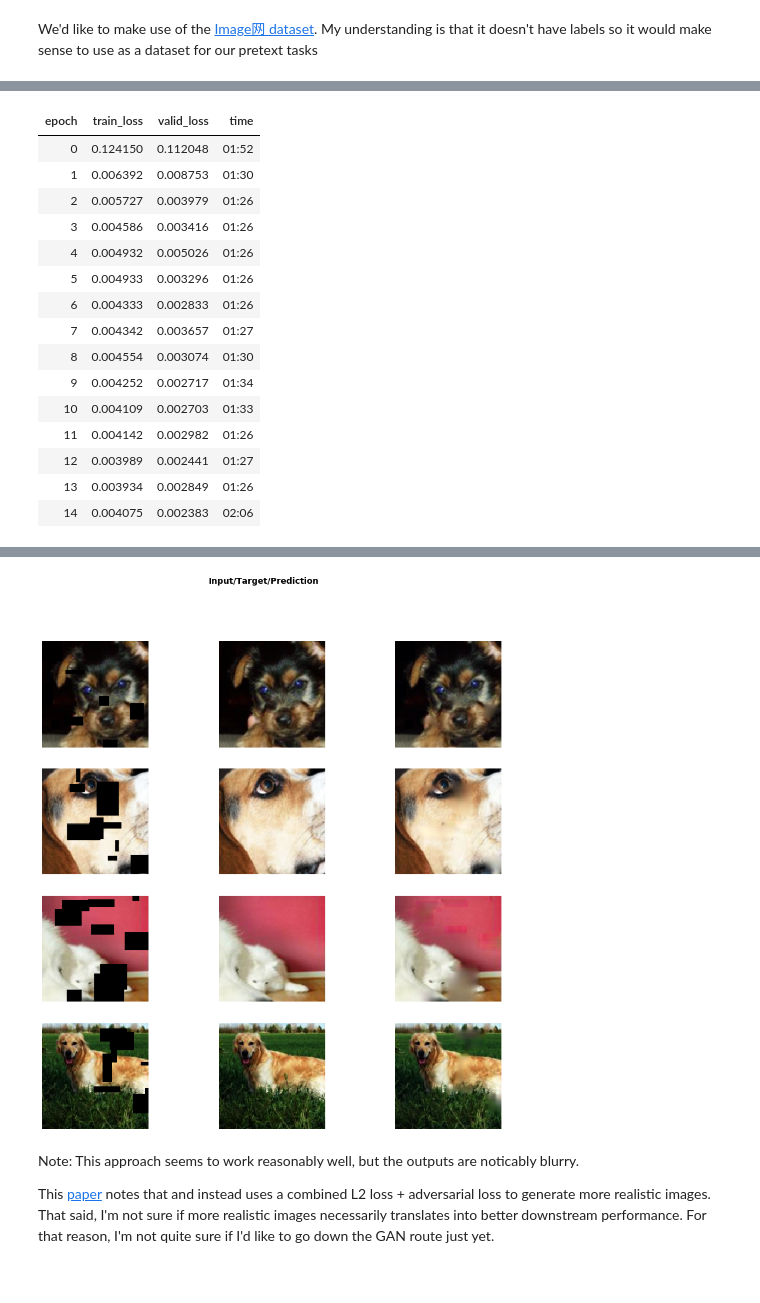
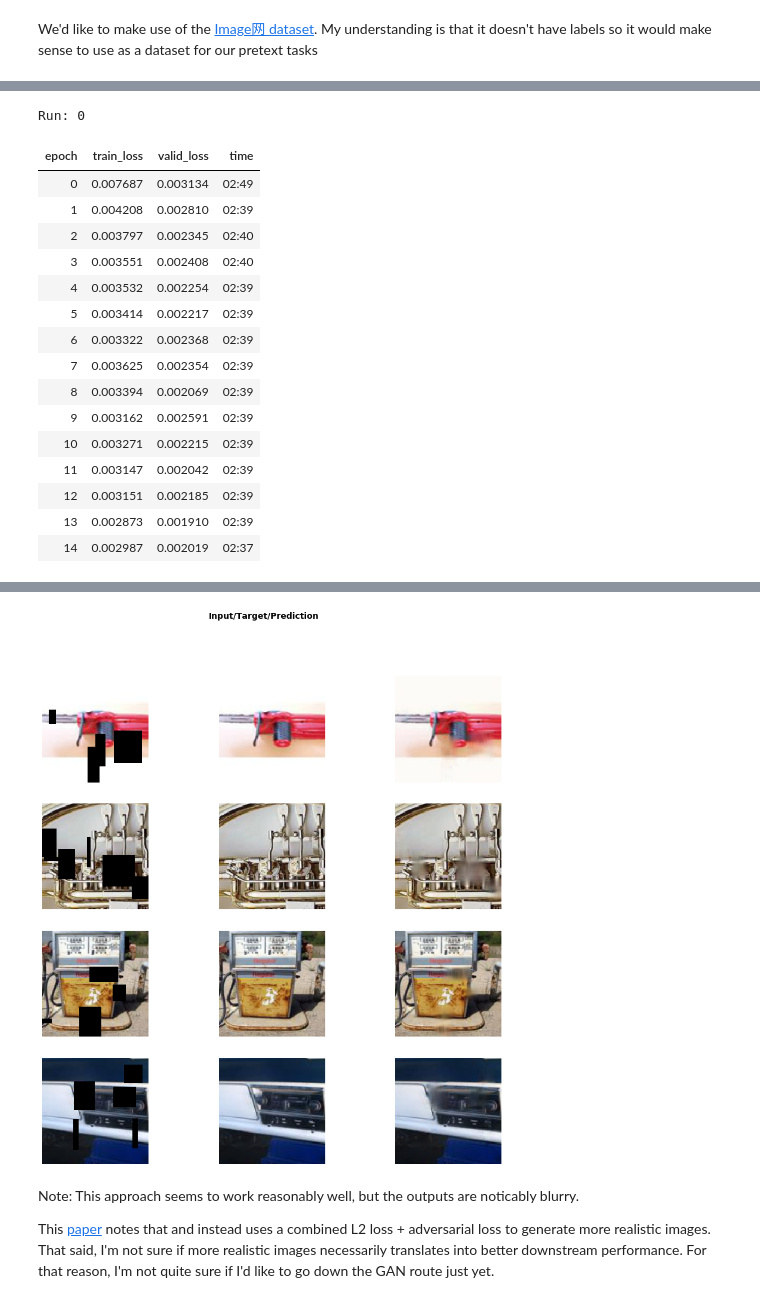
Before and after one commit to JoshVarty/SelfSupervisedLearning, a Jupyter notebook: 02_ImagePatches_ImageWang.ipynb, the cells around one changed output, grey strips where cells are left out. Drawn from its saved outputs; the diff is of its cells as text; code cells hidden in the pictures.

Commit message:
Retrain pretext w/ ImageNette approach

```diff
--- a/02_ImagePatches_ImageWang.ipynb
+++ b/02_ImagePatches_ImageWang.ipynb
@@ -73,7 +174,9 @@ data = DataBlock(blocks=(ImageBlock(cls=PILImageInput), ImageBlock),
 # %%
-databunch = data.databunch(images_path,
-                           bs=10,
-                           item_tfms=[RandomResizedCrop(160), RandomCutout()],
-                           batch_tfms=[*aug_transforms(size=160, max_warp=0, max_rotate=0)])
-# HACK: We're predicting pixel values, so we're just going to predict an output for each RGB channel
-databunch.vocab = ['R', 'G', 'B']
+size = 160
+#CHANGE: I can only fit ~32 images in a batch
+bs = 32
+
+dbunch = get_dbunch(size, bs, sh=sh)
+#CHANGE: We're predicting pixel values, so we're just going to predict an output for each RGB channel
+dbunch.vocab = ['R', 'G', 'B']
+if not gpu: print(f'lr: {lr}; size: {size}; sqrmom: {sqrmom}; mom: {mom}; eps: {eps}')
@@ -84,3 +184,0 @@ databunch.show_batch(max_n=9)
-# %%
-loss = MSELoss()
-learn = unet_learner(databunch, resnet34, pretrained=False, config=unet_config(), loss_func=loss)
@@ -94,27 +189,41 @@ This graph might be a little misleading. I suspect many of the early epochs are
+# %%
+for run in range(runs):
+        print(f'Run: {run}')
+        #NOTE: We are using MSELoss and vanilla xresnet50
+        learn = unet_learner(dbunch, m, opt_func=opt_func, metrics=[], loss_func=MSELoss())
+        if dump: print(learn.model); exit()
+        if fp16: learn = learn.to_fp16()
+        cbs = MixUp(mixup) if mixup else []
+        #n_gpu = torch.cuda.device_count()
+        #if gpu is None and n_gpu: learn.to_parallel()
+        #if num_distrib()>1: learn.to_distributed(gpu) # Requires `-m fastai.launch`
+        learn.fit_flat_cos(epochs, lr, wd=1e-2, cbs=cbs)
+# %% [output]
+Run: 0
+| epoch | train_loss | valid_loss | time |
+| 0 | 0.007687 | 0.003134 | 02:49 |
+| 1 | 0.004208 | 0.002810 | 02:39 |
+| 2 | 0.003797 | 0.002345 | 02:40 |
+| 3 | 0.003551 | 0.002408 | 02:40 |
+| 4 | 0.003532 | 0.002254 | 02:39 |
+| 5 | 0.003414 | 0.002217 | 02:39 |
+| 6 | 0.003322 | 0.002368 | 02:39 |
+| 7 | 0.003625 | 0.002354 | 02:39 |
+| 8 | 0.003394 | 0.002069 | 02:39 |
+| 9 | 0.003162 | 0.002591 | 02:39 |
+| 10 | 0.003271 | 0.002215 | 02:39 |
+| 11 | 0.003147 | 0.002042 | 02:39 |
+| 12 | 0.003151 | 0.002185 | 02:39 |
+| 13 | 0.002873 | 0.001910 | 02:39 |
+| 14 | 0.002987 | 0.002019 | 02:37 |
 # %%
-learn.fit_one_cycle(15, 1e-2)
-learn.predict(databunch.train_ds.items[0]);
+# Let's take a look at the output images
+learn.predict(dbunch.train_ds.items[0]);
 learn.show_results(max_n=4, figsize=(15,15))
 # %% [output]
-| epoch | train_loss | valid_loss | time |
-| 0 | 0.124150 | 0.112048 | 01:52 |
-| 1 | 0.006392 | 0.008753 | 01:30 |
-| 2 | 0.005727 | 0.003979 | 01:26 |
-| 3 | 0.004586 | 0.003416 | 01:26 |
-| 4 | 0.004932 | 0.005026 | 01:26 |
-| 5 | 0.004933 | 0.003296 | 01:26 |
-| 6 | 0.004333 | 0.002833 | 01:26 |
-| 7 | 0.004342 | 0.003657 | 01:27 |
-| 8 | 0.004554 | 0.003074 | 01:30 |
-| 9 | 0.004252 | 0.002717 | 01:34 |
-| 10 | 0.004109 | 0.002703 | 01:33 |
-| 11 | 0.004142 | 0.002982 | 01:26 |
-| 12 | 0.003989 | 0.002441 | 01:27 |
-| 13 | 0.003934 | 0.002849 | 01:26 |
-| 14 | 0.004075 | 0.002383 | 02:06 |
 [interactive output not drawn]
 [interactive output not drawn]
-[figure, old version]
+[figure, new version]
 # %%
 # I'm not using fastai2's .export() because I only want to save
 # the model's parameters.
```
Also changed, not shown: parts of 16 cells of this notebook.
